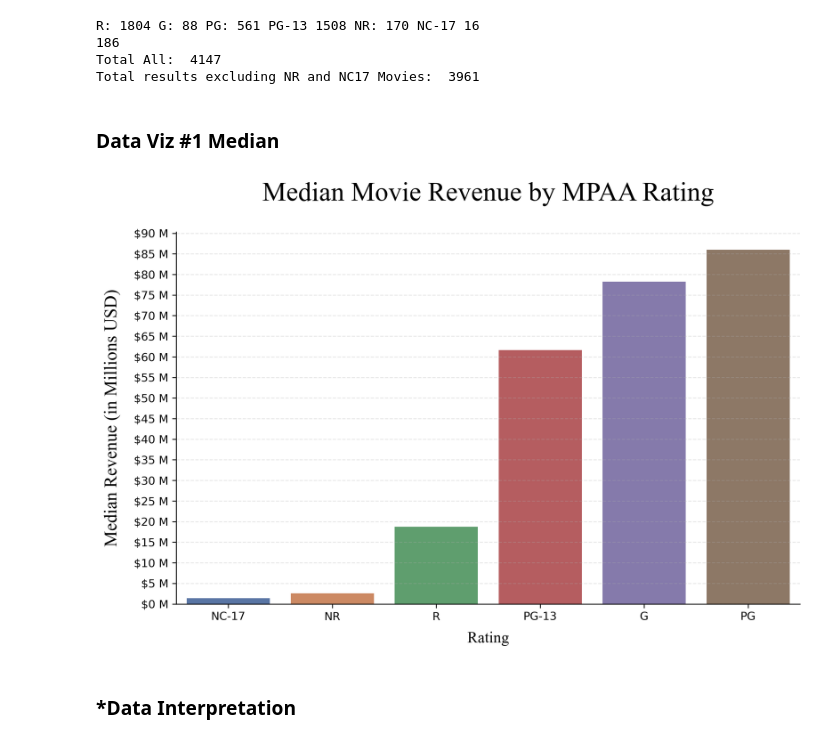
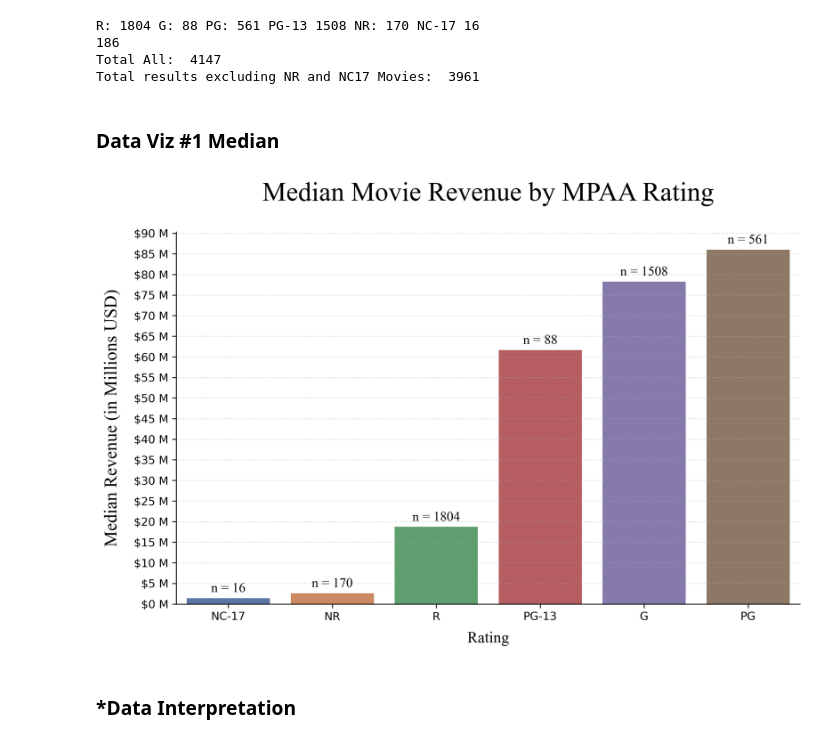
Before and after one commit to CRPeace/Movie_Data_API_Stats_Analysis, a Jupyter notebook: C.Peace_Movie_Analysis_Part_4-Hypothesis-Testing.ipynb, the cells around one changed output. Drawn from its saved outputs; the diff is of its cells as text; code cells hidden in the pictures.

```diff
--- a/C.Peace_Movie_Analysis_Part_4-Hypothesis-Testing.ipynb
+++ b/C.Peace_Movie_Analysis_Part_4-Hypothesis-Testing.ipynb
@@ -540,47 +540,47 @@ R: 1804 G: 88 PG: 561 PG-13 1508 NR: 170 NC-17 16
 186
 Total All:  4147
 Total results excluding NR and NC17 Movies:  3961
-# %% [markdown]
-### **Data Viz #1 Median**
+# %% [markdown]
+### **Data Viz #1 Median**
 # %%
 # plotting the results
 fig, ax = plt.subplots(figsize=(10, 6), dpi=300)
 sns.barplot(ax=ax, data=revenue_ratings, y='median_revenue', x='certification',
             palette= 'deep')#['firebrick', 'gold', 'forestgreen', 'dodgerblue' ])
 
 ax.set_title('Median Movie Revenue by MPAA Rating',
              fontsize=24, pad=28, fontfamily='Times New Roman')
 ax.set_xlabel('Rating', fontsize=14, labelpad=8, font='Times New Roman')
 ax.set_ylabel('Median Revenue (in Millions USD)',
               fontsize=16, labelpad=12, font='Times New Roman')
 ax.set_yticks(range(0, 95_000_000, 5_000_000))
 
 # setting y axis to display in millions
 from matplotlib.ticker import FuncFormatter
 def hundred_k(x, pos):
     return f'${x*1e-6:,.0f} M'
 price_fmt_100k = FuncFormatter(hundred_k)
 ax.yaxis.set_major_formatter(price_fmt_100k)
 ax.grid(axis='y', alpha=.3, ls='--')
 ax.spines[['top', 'right']].set_visible(False)
 
 tick_labels = [f"n = {nc17_length}", f"n = {nr_length}",
                 f"n = {r_length}", f"n = {g_length}",
                f"n = {pg13_length}", f"n = {pg_length}"]
 
 # annotating each bar with n value
-# for i, bar in enumerate(ax.patches):
-#     # Get the bar height
-#     height = bar.get_height()
+for i, bar in enumerate(ax.patches):
+    # Get the bar height
+    height = bar.get_height()
 
-#     # Annotate the bar with the tick label and n value
-#     ax.annotate(tick_labels[i],
-#                 xy=(bar.get_x() + bar.get_width() / 2, height),
-#                 xytext=(0, 3),  # 3 points vertical offset
-#                 textcoords="offset points",
-#                 ha='center', va='bottom', fontsize=12, font='Times New Roman')
+    # Annotate the bar with the tick label and n value
+    ax.annotate(tick_labels[i],
+                xy=(bar.get_x() + bar.get_width() / 2, height),
+                xytext=(0, 3),  # 3 points vertical offset
+                textcoords="offset points",
+                ha='center', va='bottom', fontsize=12, font='Times New Roman')
 # %% [output]
-[figure, old version]
+[figure, new version]
 # %% [markdown]
 ### ***Data Interpretation**
 # %% [markdown]
```
Also changed, not shown: parts of 2 cells of this notebook.
